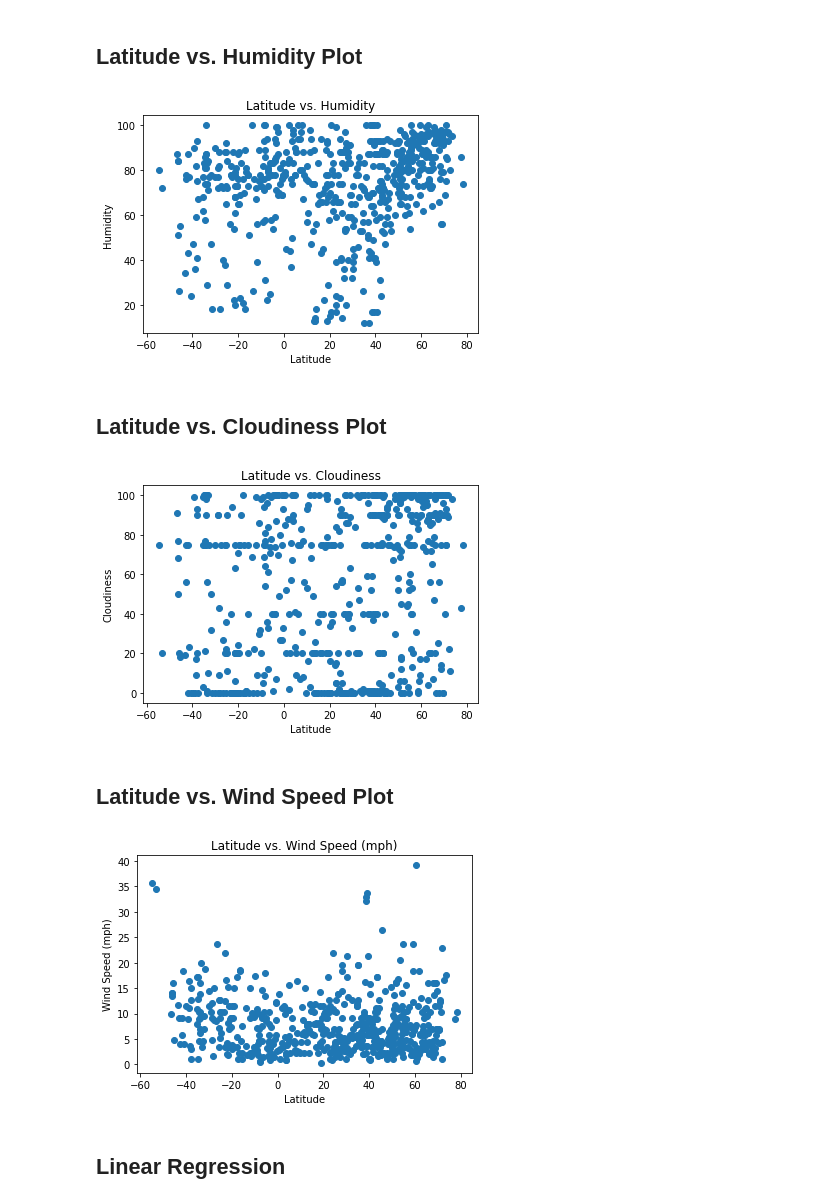
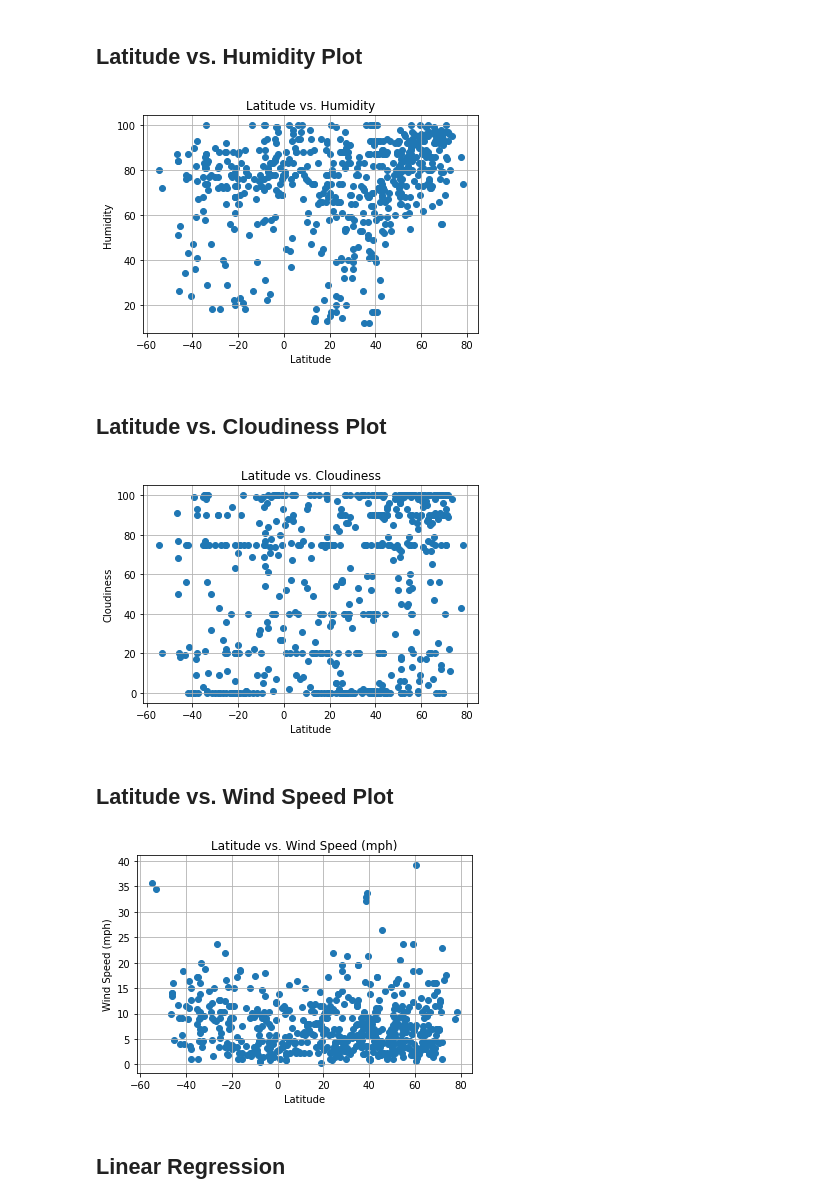
Before and after one commit to blackdenarius307/API-Challenge, a Jupyter notebook: WeatherPy.ipynb, the cells around one changed output. Saved outputs shown, nothing was run; the diff lists cells and outputs as text; code cells hidden in the pictures.

```diff
--- a/WeatherPy.ipynb
+++ b/WeatherPy.ipynb
@@ -86,7 +91,7 @@ Retrieving data for sechura. This is city #582.
 * Export the city data into a .csv.
 * Display the DataFrame
 # %%
-data = {'City Name': name_city, 'Longtitude': longitude, 'Latitude': latitude, 'Temperature (f)':max_temp, 'Humidity':humidity,\
+data = {'City Name': name_city, 'Longitude': longitude, 'Latitude': latitude, 'Temperature (f)':max_temp, 'Humidity':humidity,\
        'Cloudiness': cloudiness, 'Wind Speed (mph)': wind_speed}
 data_df = pd.DataFrame(data)
 # %% [markdown]
@@ -163,10 +168,11 @@ plt.scatter(Lathum, Humlat)
 plt.xlabel('Latitude')
 plt.ylabel('Humidity')
 plt.title('Latitude vs. Humidity')
+plt.grid(True)
 # Save the figure.
 plt.savefig('Images/Humidity_vs_Lat.png')
 # %% [output]
-[figure, old version]
+[figure, new version]
 # %% [markdown]
 ## Latitude vs. Cloudiness Plot
 # %%
@@ -177,24 +183,26 @@ plt.scatter(Latcloud, Cloudlat)
 plt.xlabel('Latitude')
 plt.ylabel('Cloudiness')
 plt.title('Latitude vs. Cloudiness')
+plt.grid(True)
 # Save the figure.
 plt.savefig('Images/Cloudiness_vs_Lat.png')
 # %% [output]
-[figure, old version]
+[figure, new version]
 # %% [markdown]
 ## Latitude vs. Wind Speed Plot
 # %%
 #Overall Latitude vs Wind Speed
 Latwind = data_df['Latitude']
 Windlat = data_df['Wind Speed (mph)']
 plt.scatter(Latwind, Windlat)
 plt.xlabel('Latitude')
 plt.ylabel('Wind Speed (mph)')
 plt.title('Latitude vs. Wind Speed (mph)')
+plt.grid(True)
 # Save the figure.
 plt.savefig('Images/Windspeed_vs_Lat.png')
 # %% [output]
-[figure, old version]
+[figure, new version]
 # %% [markdown]
 ## Linear Regression
 # %% [markdown]
```
Also changed, not shown: parts of 5 cells of this notebook, 6 other files.
